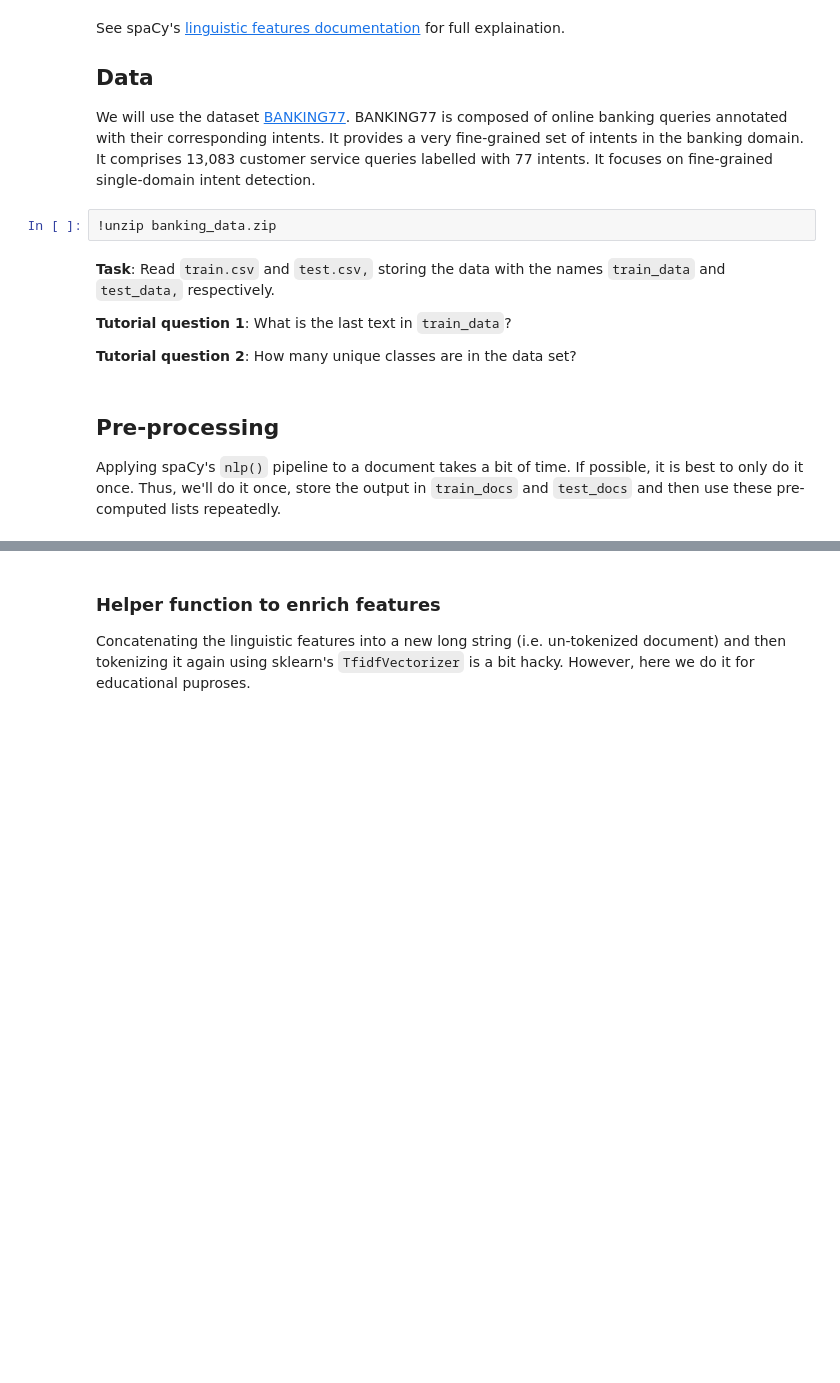
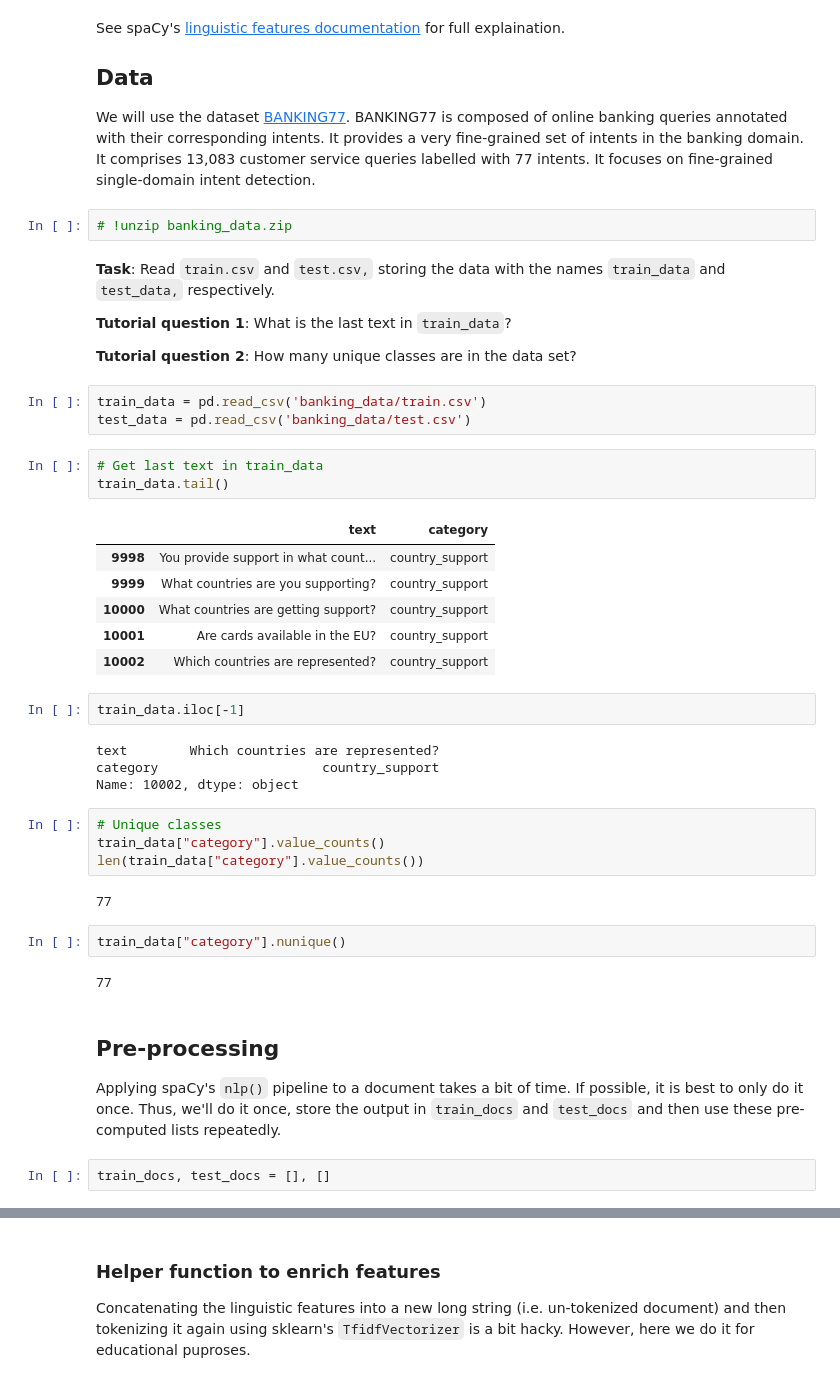
Before and after one commit to TangoMango223/MMAI5400, a Jupyter notebook: lecture_notes/lecture_6/MMAI5400_class06_enrichFeats.ipynb, the cells around one changed output, grey strips where cells are left out. Cells and saved outputs as stored; diff of their text form; blank space fills up the shorter version.

```diff
--- a/lecture_notes/lecture_6/MMAI5400_class06_enrichFeats.ipynb
+++ b/lecture_notes/lecture_6/MMAI5400_class06_enrichFeats.ipynb
@@ -37,15 +77,46 @@ See spaCy's [linguistic features documentation](https://spacy.io/usage/linguisti
 We will use the dataset [BANKING77](https://huggingface.co/datasets/PolyAI/banking77).
 BANKING77 is composed of online banking queries annotated with their corresponding intents. It provides a very fine-grained set of intents in the banking domain. It comprises 13,083 customer service queries labelled with 77 intents. It focuses on fine-grained single-domain intent detection.
 # %%
-!unzip banking_data.zip
+# !unzip banking_data.zip
 # %% [markdown]
 **Task**: Read `train.csv` and `test.csv,` storing the data with the names `train_data` and `test_data,` respectively.
 
 **Tutorial question 1**: What is the last text in `train_data`?
 
 **Tutorial question 2**: How many unique classes are in the data set?
+# %%
+train_data = pd.read_csv('banking_data/train.csv')
+test_data = pd.read_csv('banking_data/test.csv')
+# %%
+# Get last text in train_data
+train_data.tail()
+# %% [output]
+|  | text | category |
+| 9998 | You provide support in what count... | country_support |
+| 9999 | What countries are you supporting? | country_support |
+| 10000 | What countries are getting support? | country_support |
+| 10001 | Are cards available in the EU? | country_support |
+| 10002 | Which countries are represented? | country_support |
+# %%
+train_data.iloc[-1]
+# %% [output]
+text        Which countries are represented?
+category                     country_support
+Name: 10002, dtype: object
+# %%
+# Unique classes
+train_data["category"].value_counts()
+len(train_data["category"].value_counts())
+# %% [output]
+77
+# %%
+train_data["category"].nunique()
+# %% [output]
+77
 # %% [markdown]
 ## Pre-processing
 
 Applying spaCy's `nlp()` pipeline to a document takes a bit of time. If possible, it is best to only do it once. Thus, we'll do it once, store the output in `train_docs` and `test_docs` and then use these pre-computed lists repeatedly.
+# %%
+train_docs, test_docs = [], []
 # %%
```
Also changed, not shown: parts of 28 cells of this notebook, 7 other files.
